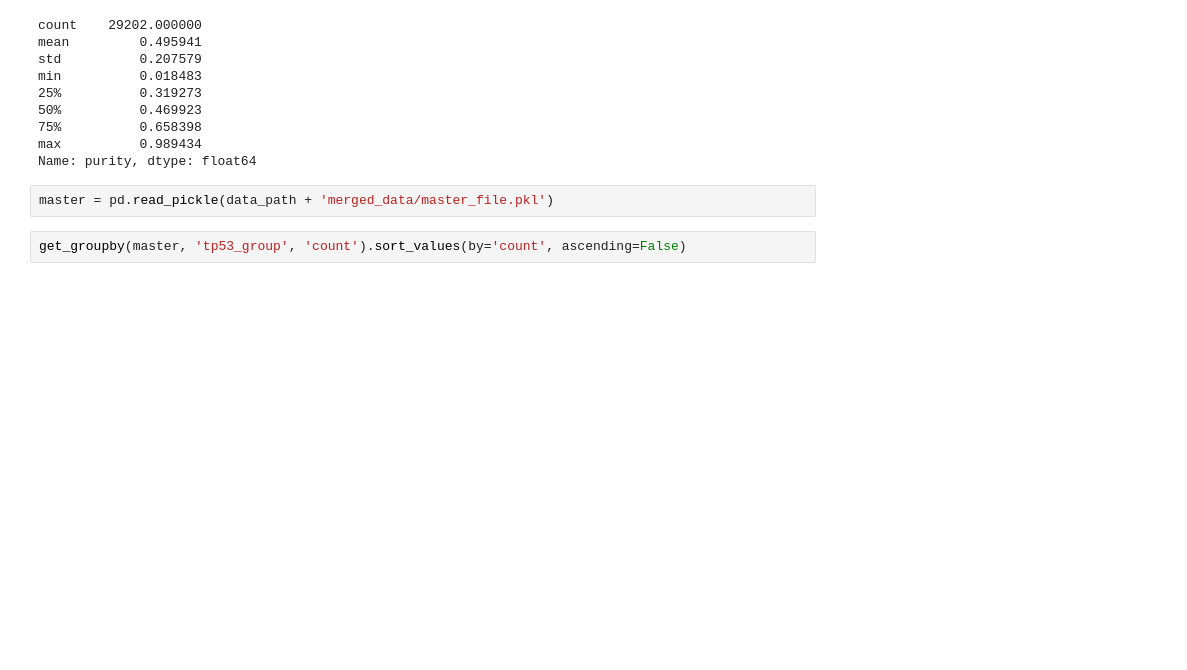
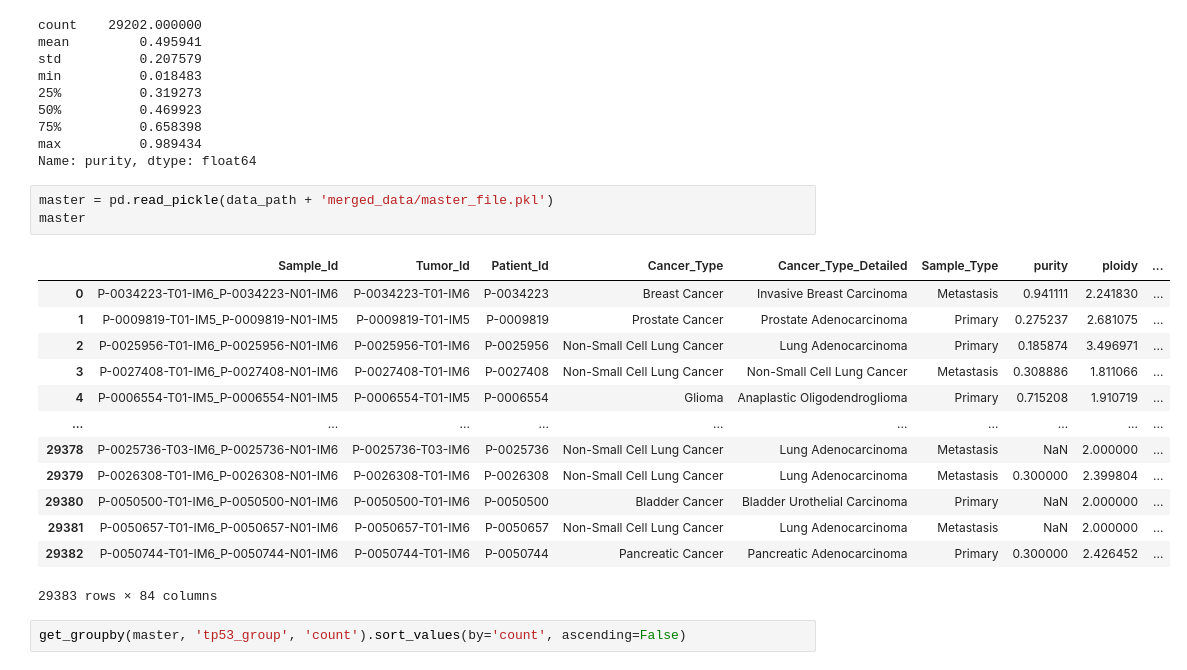
Before and after one commit to emilecohen/mskimpact_tp53_exploration, a Jupyter notebook: analysis/dataframe_generation/master_file_creation.ipynb, the cells around one changed output. Saved outputs shown, nothing was run; the diff lists cells and outputs as text; blank space fills up the shorter version.

```diff
--- a/analysis/dataframe_generation/master_file_creation.ipynb
+++ b/analysis/dataframe_generation/master_file_creation.ipynb
@@ -1311,6 +1311,21 @@ max          0.989434
 Name: purity, dtype: float64
 # %%
 master = pd.read_pickle(data_path + 'merged_data/master_file.pkl')
+master
+# %% [output]
+|  | Sample_Id | Tumor_Id | Patient_Id | Cancer_Type | Cancer_Type_Detailed | Sample_Type | purity | ploidy | ... |
+| 0 | P-0034223-T01-IM6_P-0034223-N01-IM6 | P-0034223-T01-IM6 | P-0034223 | Breast Cancer | Invasive Breast Carcinoma | Metastasis | 0.941111 | 2.241830 | ... |
+| 1 | P-0009819-T01-IM5_P-0009819-N01-IM5 | P-0009819-T01-IM5 | P-0009819 | Prostate Cancer | Prostate Adenocarcinoma | Primary | 0.275237 | 2.681075 | ... |
+| 2 | P-0025956-T01-IM6_P-0025956-N01-IM6 | P-0025956-T01-IM6 | P-0025956 | Non-Small Cell Lung Cancer | Lung Adenocarcinoma | Primary | 0.185874 | 3.496971 | ... |
+| 3 | P-0027408-T01-IM6_P-0027408-N01-IM6 | P-0027408-T01-IM6 | P-0027408 | Non-Small Cell Lung Cancer | Non-Small Cell Lung Cancer | Metastasis | 0.308886 | 1.811066 | ... |
+| 4 | P-0006554-T01-IM5_P-0006554-N01-IM5 | P-0006554-T01-IM5 | P-0006554 | Glioma | Anaplastic Oligodendroglioma | Primary | 0.715208 | 1.910719 | ... |
+| ... | ... | ... | ... | ... | ... | ... | ... | ... | ... |
+| 29378 | P-0025736-T03-IM6_P-0025736-N01-IM6 | P-0025736-T03-IM6 | P-0025736 | Non-Small Cell Lung Cancer | Lung Adenocarcinoma | Metastasis | NaN | 2.000000 | ... |
+| 29379 | P-0026308-T01-IM6_P-0026308-N01-IM6 | P-0026308-T01-IM6 | P-0026308 | Non-Small Cell Lung Cancer | Lung Adenocarcinoma | Metastasis | 0.300000 | 2.399804 | ... |
+| 29380 | P-0050500-T01-IM6_P-0050500-N01-IM6 | P-0050500-T01-IM6 | P-0050500 | Bladder Cancer | Bladder Urothelial Carcinoma | Primary | NaN | 2.000000 | ... |
+| 29381 | P-0050657-T01-IM6_P-0050657-N01-IM6 | P-0050657-T01-IM6 | P-0050657 | Non-Small Cell Lung Cancer | Lung Adenocarcinoma | Metastasis | NaN | 2.000000 | ... |
+| 29382 | P-0050744-T01-IM6_P-0050744-N01-IM6 | P-0050744-T01-IM6 | P-0050744 | Pancreatic Cancer | Pancreatic Adenocarcinoma | Primary | 0.300000 | 2.426452 | ... |
+29383 rows × 84 columns
 # %%
 get_groupby(master, 'tp53_group', 'count').sort_values(by='count', ascending=False)
 # %% [output]
```
Also changed, not shown: parts of 3 cells of this notebook, 1 other file.
